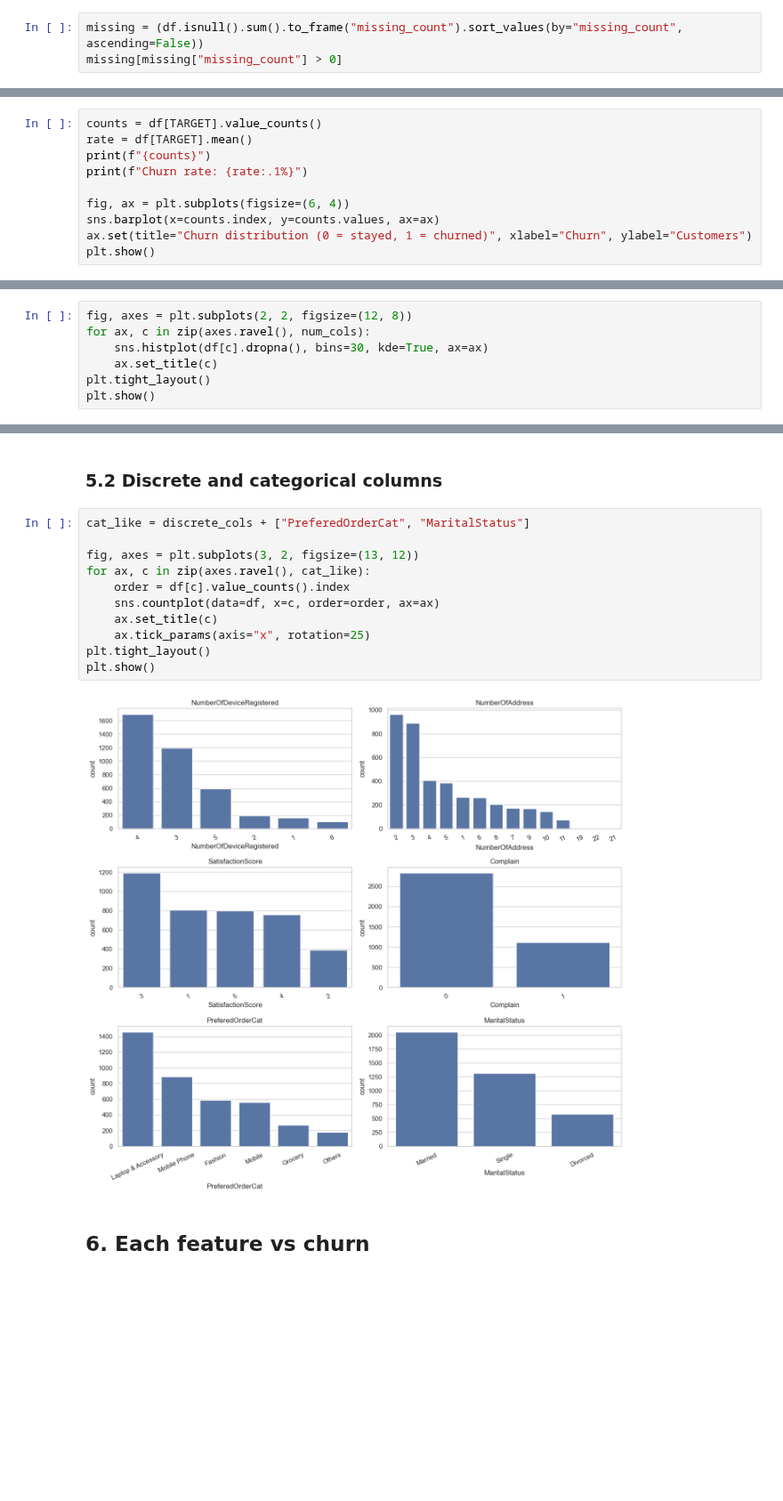
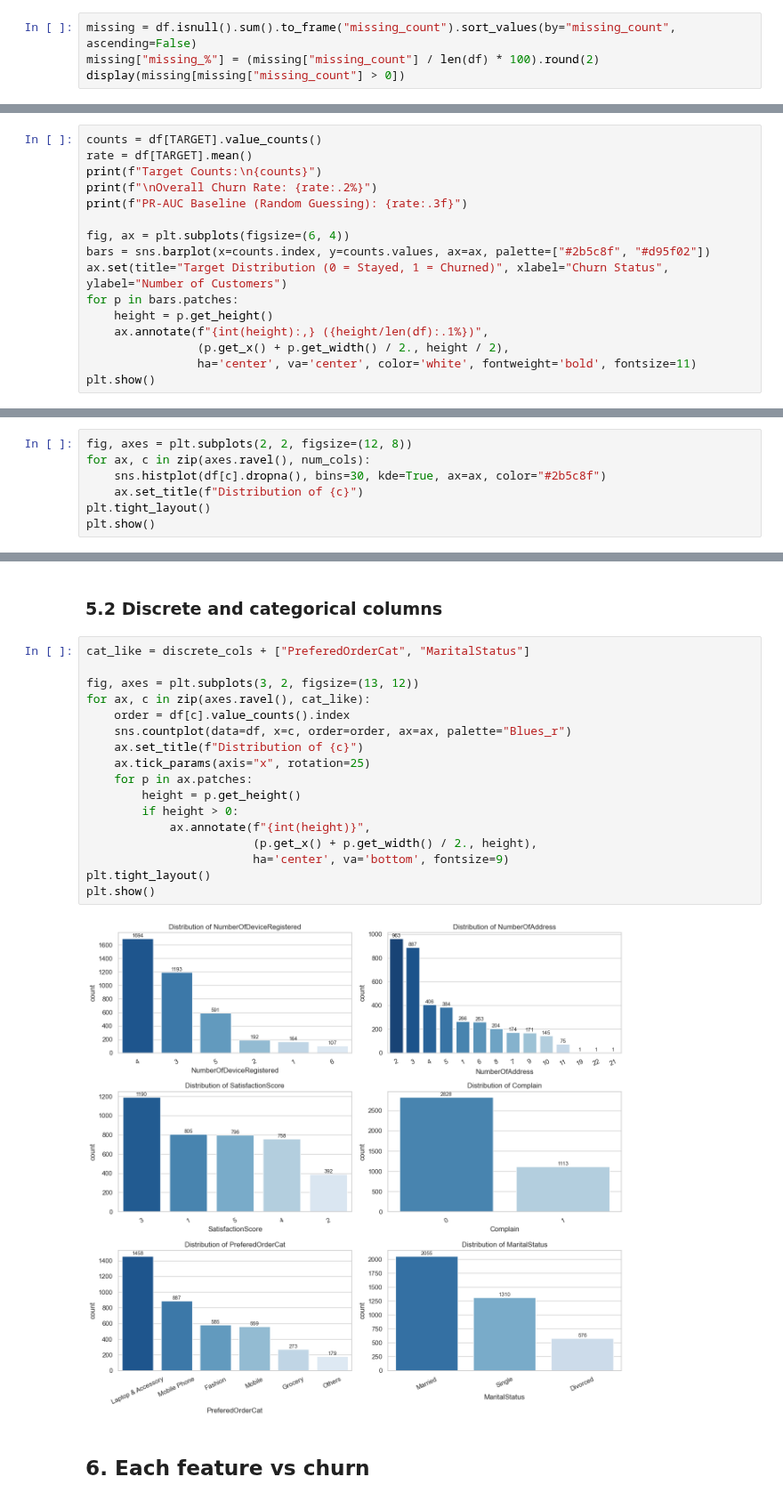
Before and after one commit to kareemxmhmd/churn_decision_system, a Jupyter notebook: notebooks/eda.ipynb, the cells around one changed output, grey strips where cells are left out. Shown at 89% size. Drawn from its saved outputs; the diff is of its cells as text; blank space fills up the shorter version.

```diff
--- a/notebooks/eda.ipynb
+++ b/notebooks/eda.ipynb
@@ -83,4 +90,5 @@ df.describe().round(2).T
 # %%
-missing = (df.isnull().sum().to_frame("missing_count").sort_values(by="missing_count", ascending=False))
-missing[missing["missing_count"] > 0]
+missing = df.isnull().sum().to_frame("missing_count").sort_values(by="missing_count", ascending=False)
+missing["missing_%"] = (missing["missing_count"] / len(df) * 100).round(2)
+display(missing[missing["missing_count"] > 0])
 # %% [output]
@@ -164,11 +239,17 @@ pd.DataFrame({
 # %%
 counts = df[TARGET].value_counts()
 rate = df[TARGET].mean()
-print(f"{counts}")
-print(f"Churn rate: {rate:.1%}")
+print(f"Target Counts:\n{counts}")
+print(f"\nOverall Churn Rate: {rate:.2%}")
+print(f"PR-AUC Baseline (Random Guessing): {rate:.3f}")
 
 fig, ax = plt.subplots(figsize=(6, 4))
-sns.barplot(x=counts.index, y=counts.values, ax=ax)
-ax.set(title="Churn distribution (0 = stayed, 1 = churned)", xlabel="Churn", ylabel="Customers")
+bars = sns.barplot(x=counts.index, y=counts.values, ax=ax, palette=["#2b5c8f", "#d95f02"])
+ax.set(title="Target Distribution (0 = Stayed, 1 = Churned)", xlabel="Churn Status", ylabel="Number of Customers")
+for p in bars.patches:
+    height = p.get_height()
+    ax.annotate(f"{int(height):,} ({height/len(df):.1%})",
+                (p.get_x() + p.get_width() / 2., height / 2),
+                ha='center', va='center', color='white', fontweight='bold', fontsize=11)
 plt.show()
 # %% [output]
@@ -185,8 +269,8 @@ Churn rate: 17.1%
 # %%
 fig, axes = plt.subplots(2, 2, figsize=(12, 8))
 for ax, c in zip(axes.ravel(), num_cols):
-    sns.histplot(df[c].dropna(), bins=30, kde=True, ax=ax)
-    ax.set_title(c)
+    sns.histplot(df[c].dropna(), bins=30, kde=True, ax=ax, color="#2b5c8f")
+    ax.set_title(f"Distribution of {c}")
 plt.tight_layout()
 plt.show()
 # %% [output]
@@ -196,16 +280,22 @@ plt.show()
 # %%
 cat_like = discrete_cols + ["PreferedOrderCat", "MaritalStatus"]
 
 fig, axes = plt.subplots(3, 2, figsize=(13, 12))
 for ax, c in zip(axes.ravel(), cat_like):
     order = df[c].value_counts().index
-    sns.countplot(data=df, x=c, order=order, ax=ax)
-    ax.set_title(c)
+    sns.countplot(data=df, x=c, order=order, ax=ax, palette="Blues_r")
+    ax.set_title(f"Distribution of {c}")
     ax.tick_params(axis="x", rotation=25)
+    for p in ax.patches:
+        height = p.get_height()
+        if height > 0:
+            ax.annotate(f"{int(height)}",
+                        (p.get_x() + p.get_width() / 2., height),
+                        ha='center', va='bottom', fontsize=9)
 plt.tight_layout()
 plt.show()
 # %% [output]
-[figure, old version]
+[figure, new version]
 # %% [markdown]
 ## 6. Each feature vs churn
 # %% [markdown]
```
Also changed, not shown: parts of 30 cells of this notebook.
